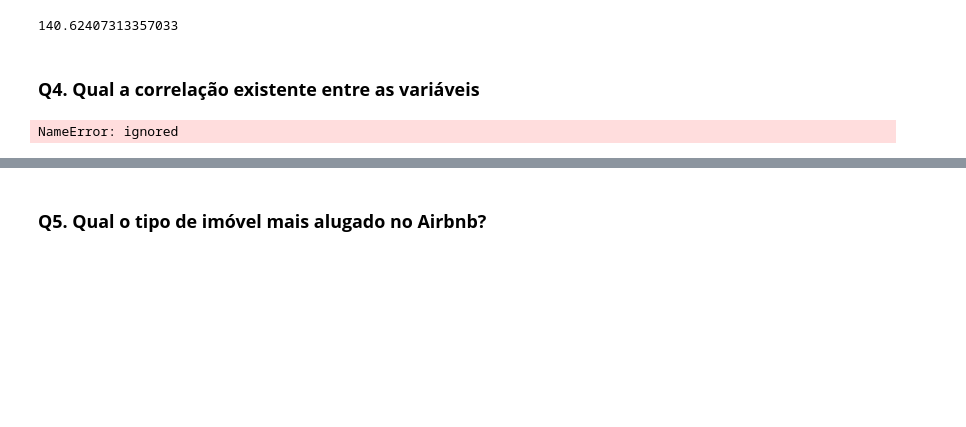
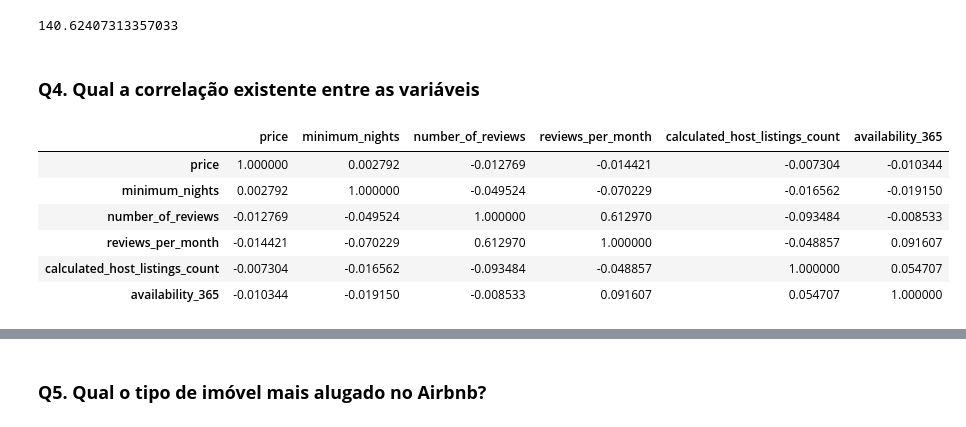
Before and after one commit to Pdias81/DTScience, a Jupyter notebook: [Template]_Analisando_os_Dados_do_Airbnb.ipynb, the cells around one changed output, grey strips where cells are left out. Drawn from its saved outputs; the diff is of its cells as text; code cells hidden in the pictures; blank space fills up the shorter version.

```diff
--- a/[Template]_Analisando_os_Dados_do_Airbnb.ipynb
+++ b/[Template]_Analisando_os_Dados_do_Airbnb.ipynb
@@ -147,8 +149,16 @@ df.price.mean()
 # %%
 # criar uma matriz de correlação
-
+corr = df_clean [['price', 'minimum_nights', 'number_of_reviews', 'reviews_per_month',
+    'calculated_host_listings_count', 'availability_365']].corr()
 # mostrar a matriz de correlação
+display(corr)
 # %% [output]
-NameError: ignored
+|  | price | minimum_nights | number_of_reviews | reviews_per_month | calculated_host_listings_count | availability_365 |
+| price | 1.000000 | 0.002792 | -0.012769 | -0.014421 | -0.007304 | -0.010344 |
+| minimum_nights | 0.002792 | 1.000000 | -0.049524 | -0.070229 | -0.016562 | -0.019150 |
+| number_of_reviews | -0.012769 | -0.049524 | 1.000000 | 0.612970 | -0.093484 | -0.008533 |
+| reviews_per_month | -0.014421 | -0.070229 | 0.612970 | 1.000000 | -0.048857 | 0.091607 |
+| calculated_host_listings_count | -0.007304 | -0.016562 | -0.093484 | -0.048857 | 1.000000 | 0.054707 |
+| availability_365 | -0.010344 | -0.019150 | -0.008533 | 0.091607 | 0.054707 | 1.000000 |
 # %%
 # plotar um heatmap a partir das correlações
```
Also changed, not shown: parts of 2 cells of this notebook.
